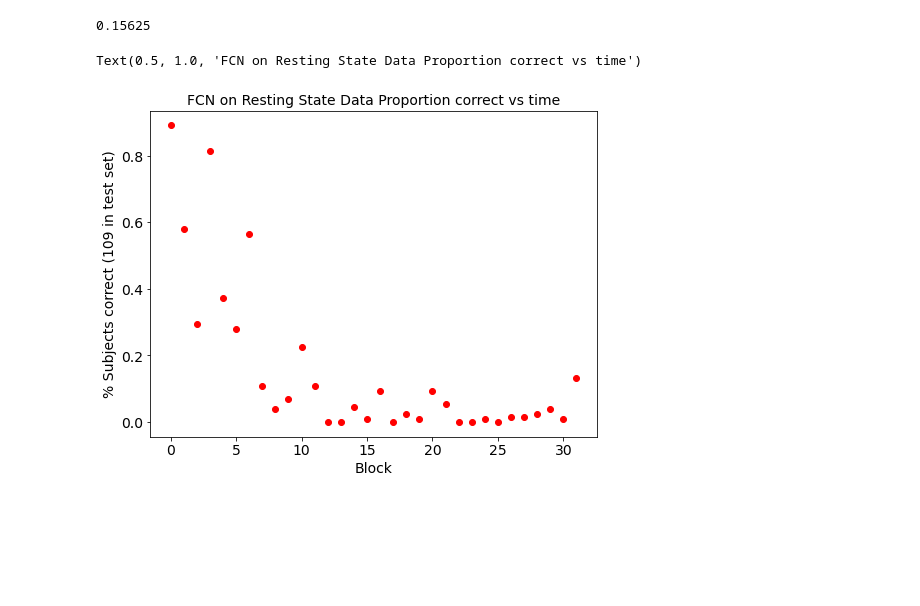
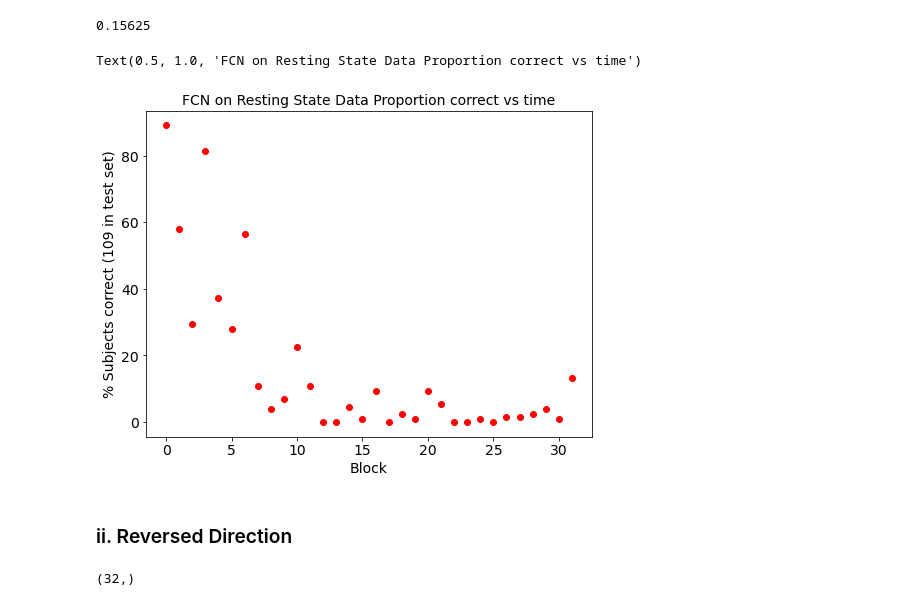
Before and after one commit to hanmacrad2/FCNs_GCNs_classify_fmri, a Jupyter notebook: Results_plot.ipynb, the cells around one changed output. Cells and saved outputs as stored; diff of their text form; code cells hidden in the pictures; blank space fills up the shorter version.

```diff
--- a/Results_plot.ipynb
+++ b/Results_plot.ipynb
@@ -40,10 +39,12 @@ index = np.arange(0,len(best_prop))
 # %%
 #Plot
 plt.figure(figsize=(8, 6))
-plt.scatter(index, best_prop, color = 'r') # , type = '.') #, figsize = (9,7))
+plt.scatter(index, 100*best_prop, color = 'r') # , type = '.') #, figsize = (9,7))
 plt.xlabel('Block')
 plt.ylabel('% Subjects correct (109 in test set)')
 plt.title('FCN on Resting State Data Proportion correct vs time')
 # %% [output]
 Text(0.5, 1.0, 'FCN on Resting State Data Proportion correct vs time')
-[figure, old version]
+[figure, new version]
+# %% [markdown]
+### ii. Reversed Direction
@@ -49,0 +56,4 @@ Text(0.5, 1.0, 'FCN on Resting State Data Proportion correct vs time')
+# %%
+best_prop_reversed.shape
+# %% [output]
+(32,)
```
Also changed, not shown: parts of 4 cells of this notebook, 2 other files.
